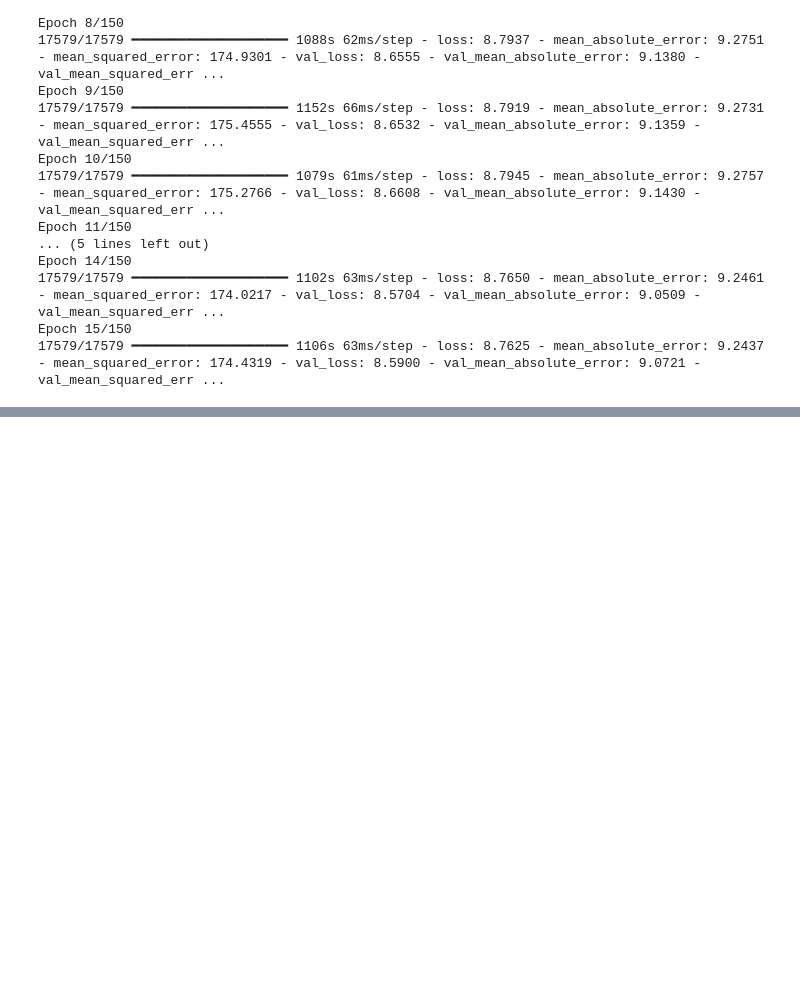
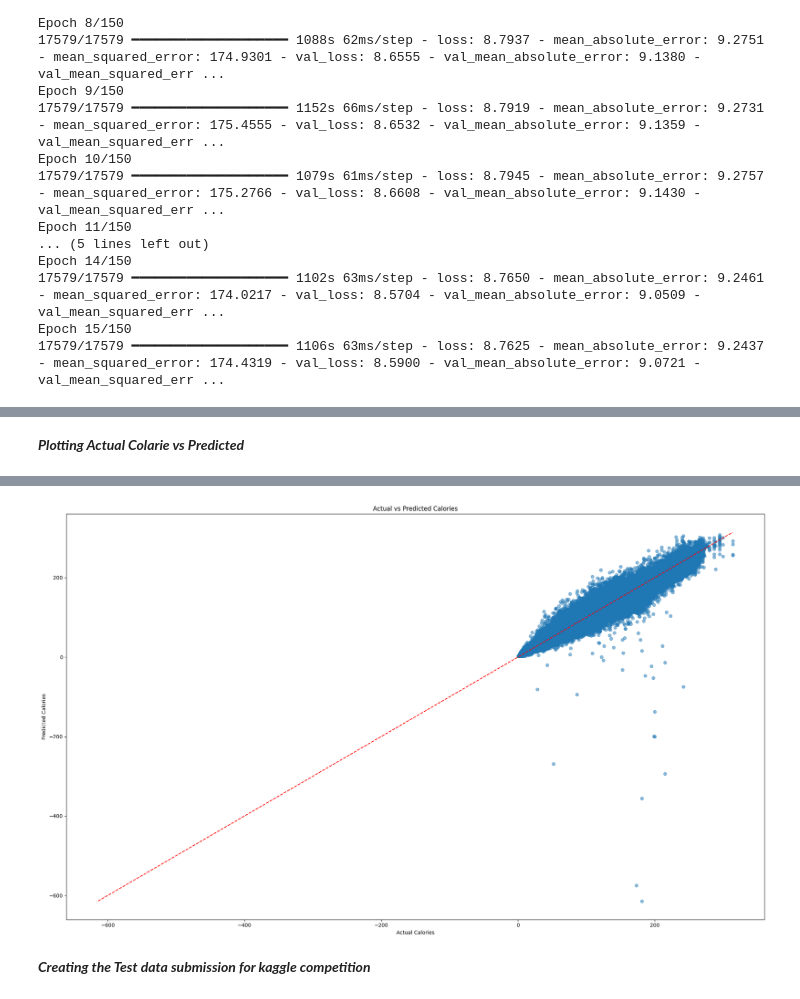
Before and after one commit to ozgurnsahin/calorieexp_NN, a Jupyter notebook: calorie_NN.ipynb, the cells around one changed output, grey strips where cells are left out. Cells and saved outputs as stored; diff of their text form; code cells hidden in the pictures; blank space fills up the shorter version.

```diff
--- a/calorie_NN.ipynb
+++ b/calorie_NN.ipynb
@@ -371,0 +397,21 @@ def plot_traning_session(traning_history):
+# %%
+def plot_predictions(model,x_test, y_test):
+    plt.figure(figsize=(20, 12))
+
+    y_pred = model.predict(x_test)
+    plt.scatter(y_test, y_pred, alpha=0.5)
+
+    max_val = max(np.max(y_test), np.max(y_pred))
+    min_val = min(np.min(y_test), np.min(y_pred))
+    plt.plot([min_val, max_val], [min_val, max_val], 'r--')
+
+    plt.title('Actual vs Predicted Calories')
+    plt.xlabel('Actual Calories')
+    plt.ylabel('Predicted Calories')
+    plt.tight_layout()
+    plt.show()
+# %% [markdown]
+***Plotting Actual Colarie vs Predicted***
+# %%
+plot_predictions(trained_enhanced_model, X_test_enh, Y_test_enh)
+# %% [output]
@@ -371,0 +419,3 @@ def plot_traning_session(traning_history):
+[figure, added]
+# %% [markdown]
+***Creating the Test data submission for kaggle competition***
```
Also changed, not shown: parts of 20 cells of this notebook.
